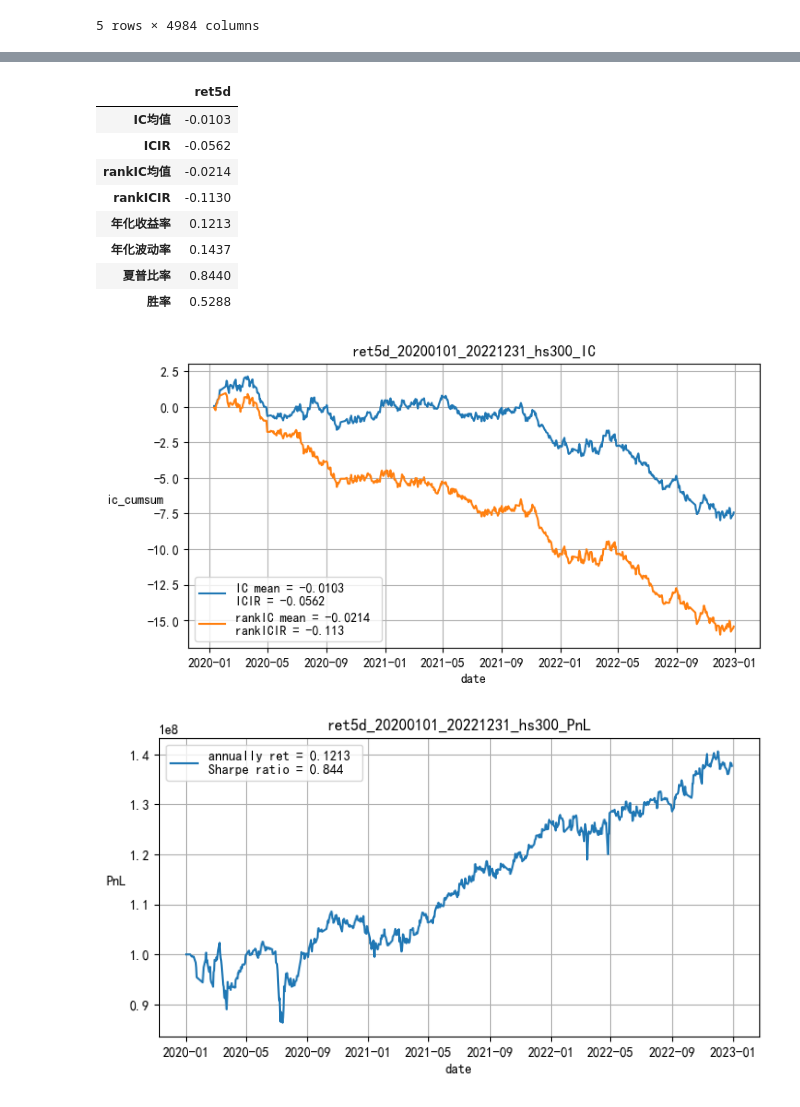
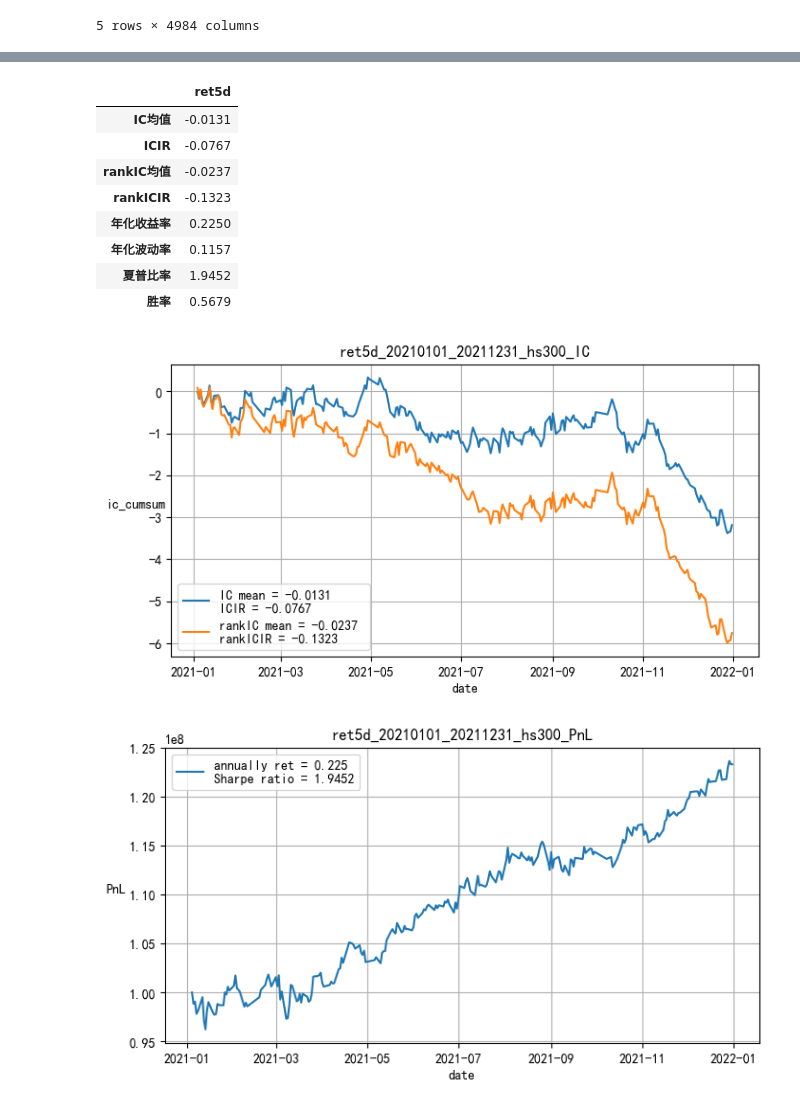
Before and after one commit to xingexjj/quantitative_trading_system, a Jupyter notebook: test.ipynb, the cells around one changed output, grey strips where cells are left out. Cells and saved outputs as stored; diff of their text form; code cells hidden in the pictures.

```diff
--- a/test.ipynb
+++ b/test.ipynb
@@ -25,6 +33,7 @@ dict_keys(['date', 'id', 'volume', 'open', 'high', 'low', 'close', 'ret', 'vwap'
 # %%
-alpha = data['ret'].rolling(5).sum()
-alpha[5:].head()
+# 计算5日反转因子
+ret5d = data['ret'].rolling(5).sum()
+ret5d[5:].head()
 # %% [output]
 |  | 000001.SZ | 000002.SZ | 000004.SZ | 000005.SZ | 000006.SZ | 000007.SZ | 000008.SZ | 000009.SZ | 000010.SZ | ... |
 | date |  |  |  |  |  |  |  |  |  | ... |
@@ -37 +61,17 @@ alpha[5:].head()
+# %%
+# 在回测类的回测函数中传入不同的start, end, 资产池参数
+# 回测5日反转因子, 回测区间为20210101-20211231, 资产池为沪深300成分股(实时追踪), 输出IC, PnL, 回测指标
+backtest.backtest(ret5d, 'ret5d', '20210101', '20211231', pool = 'hs300', output = ['ic', 'pnl', 'metrics'])
+# %% [output]
+|  | ret5d |
+| IC均值 | -0.0131 |
+| ICIR | -0.0767 |
+| rankIC均值 | -0.0237 |
+| rankICIR | -0.1323 |
+| 年化收益率 | 0.2250 |
+| 年化波动率 | 0.1157 |
+| 夏普比率 | 1.9452 |
+| 胜率 | 0.5679 |
+[figure, added]
+[figure, added]
 # %%
@@ -39,14 +79,0 @@ backtest = Backtest(PATH, '20200101', '20221231', pool = 'hs300')
-# %%
-backtest.backtest(alpha, 'ret5d')
-# %% [output]
-|  | ret5d |
-| IC均值 | -0.0103 |
-| ICIR | -0.0562 |
-| rankIC均值 | -0.0214 |
-| rankICIR | -0.1130 |
-| 年化收益率 | 0.1213 |
-| 年化波动率 | 0.1437 |
-| 夏普比率 | 0.8440 |
-| 胜率 | 0.5288 |
-[figure, removed]
-[figure, removed]
```
Also changed, not shown: parts of 19 cells of this notebook, 1 other file.
